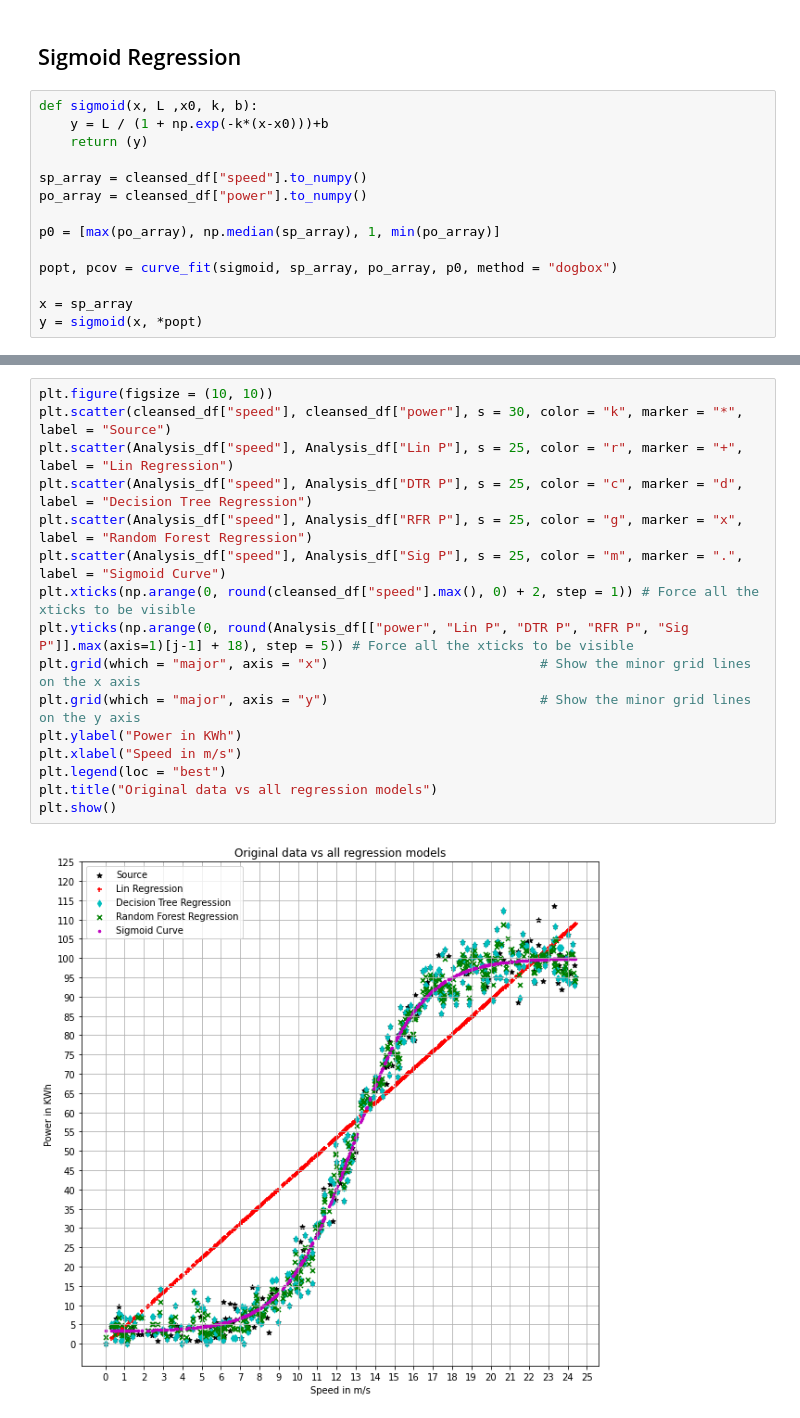
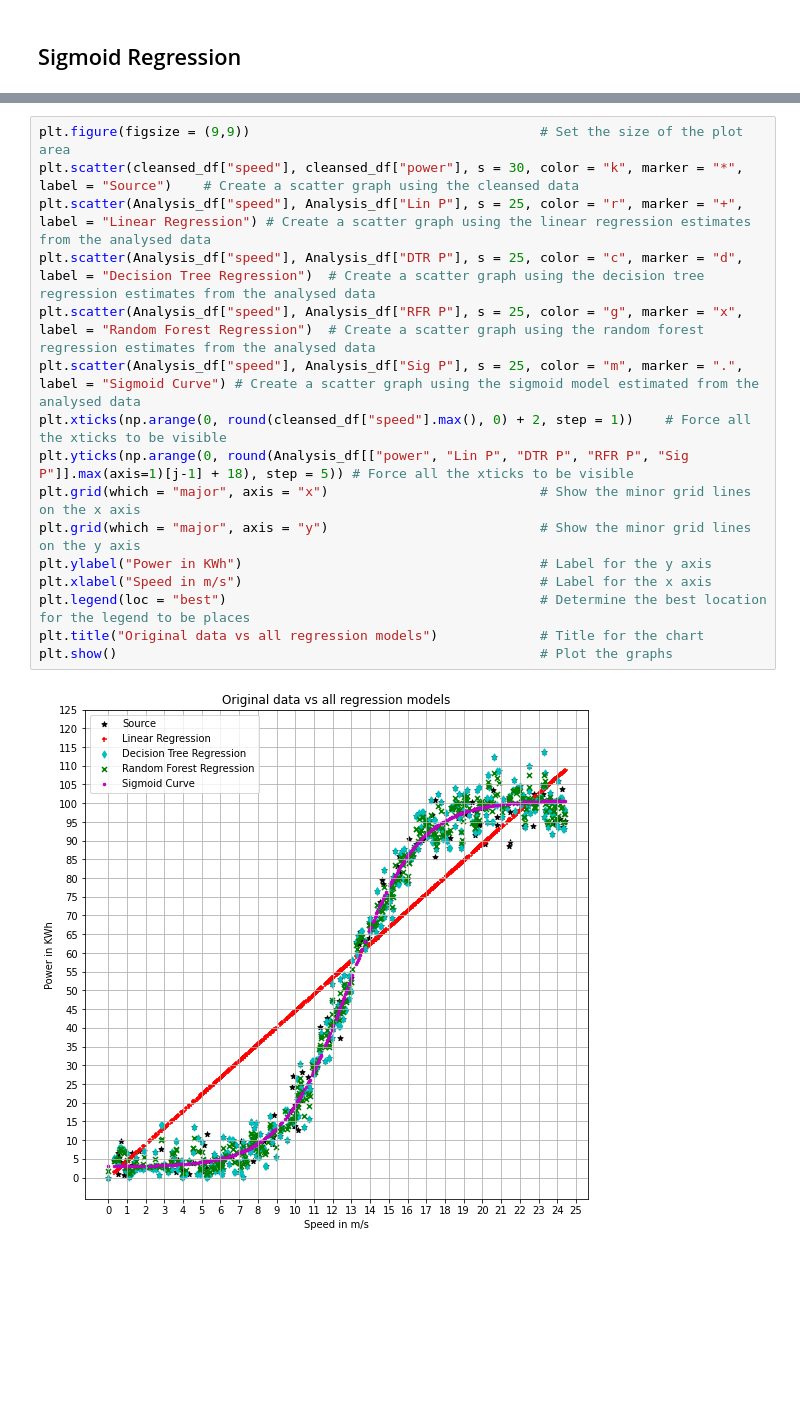
Before and after one commit to Clauric/Machine_Learning_Project, a Jupyter notebook: Main.ipynb, the cells around one changed output, grey strips where cells are left out. Saved outputs shown, nothing was run; the diff lists cells and outputs as text; blank space fills up the shorter version.

```diff
--- a/Main.ipynb
+++ b/Main.ipynb
@@ -120,16 +135,2 @@ R2_lin: 0.9836850229025091
 # %% [markdown]
 ## Sigmoid Regression
-# %%
-def sigmoid(x, L ,x0, k, b):
-    y = L / (1 + np.exp(-k*(x-x0)))+b
-    return (y)
-
-sp_array = cleansed_df["speed"].to_numpy()
-po_array = cleansed_df["power"].to_numpy()
-
-p0 = [max(po_array), np.median(sp_array), 1, min(po_array)]
-
-popt, pcov = curve_fit(sigmoid, sp_array, po_array, p0, method = "dogbox")
-
-x = sp_array
-y = sigmoid(x, *popt)
@@ -209,18 +217,18 @@ AMES: 3.229
 # %%
-plt.figure(figsize = (10, 10))
-plt.scatter(cleansed_df["speed"], cleansed_df["power"], s = 30, color = "k", marker = "*", label = "Source")
-plt.scatter(Analysis_df["speed"], Analysis_df["Lin P"], s = 25, color = "r", marker = "+", label = "Lin Regression")
-plt.scatter(Analysis_df["speed"], Analysis_df["DTR P"], s = 25, color = "c", marker = "d", label = "Decision Tree Regression")
-plt.scatter(Analysis_df["speed"], Analysis_df["RFR P"], s = 25, color = "g", marker = "x", label = "Random Forest Regression")
-plt.scatter(Analysis_df["speed"], Analysis_df["Sig P"], s = 25, color = "m", marker = ".", label = "Sigmoid Curve")
-plt.xticks(np.arange(0, round(cleansed_df["speed"].max(), 0) + 2, step = 1)) # Force all the xticks to be visible
+plt.figure(figsize = (9,9))                                     # Set the size of the plot area
+plt.scatter(cleansed_df["speed"], cleansed_df["power"], s = 30, color = "k", marker = "*", label = "Source")    # Create a scatter graph using the cleansed data
+plt.scatter(Analysis_df["speed"], Analysis_df["Lin P"], s = 25, color = "r", marker = "+", label = "Linear Regression") # Create a scatter graph using the linear regression estimates from the analysed data
+plt.scatter(Analysis_df["speed"], Analysis_df["DTR P"], s = 25, color = "c", marker = "d", label = "Decision Tree Regression")  # Create a scatter graph using the decision tree regression estimates from the analysed data
+plt.scatter(Analysis_df["speed"], Analysis_df["RFR P"], s = 25, color = "g", marker = "x", label = "Random Forest Regression")  # Create a scatter graph using the random forest regression estimates from the analysed data
+plt.scatter(Analysis_df["speed"], Analysis_df["Sig P"], s = 25, color = "m", marker = ".", label = "Sigmoid Curve") # Create a scatter graph using the sigmoid model estimated from the analysed data
+plt.xticks(np.arange(0, round(cleansed_df["speed"].max(), 0) + 2, step = 1))    # Force all the xticks to be visible
 plt.yticks(np.arange(0, round(Analysis_df[["power", "Lin P", "DTR P", "RFR P", "Sig P"]].max(axis=1)[j-1] + 18), step = 5)) # Force all the xticks to be visible
 plt.grid(which = "major", axis = "x")                           # Show the minor grid lines on the x axis
 plt.grid(which = "major", axis = "y")                           # Show the minor grid lines on the y axis
-plt.ylabel("Power in KWh")
-plt.xlabel("Speed in m/s")
-plt.legend(loc = "best")
-plt.title("Original data vs all regression models")
-plt.show()
+plt.ylabel("Power in KWh")                                      # Label for the y axis
+plt.xlabel("Speed in m/s")                                      # Label for the x axis
+plt.legend(loc = "best")                                        # Determine the best location for the legend to be places
+plt.title("Original data vs all regression models")             # Title for the chart
+plt.show()                                                      # Plot the graphs
 # %% [output]
-[figure, old version]
+[figure, new version]
```
Also changed, not shown: parts of 18 cells of this notebook, 5 other files.
